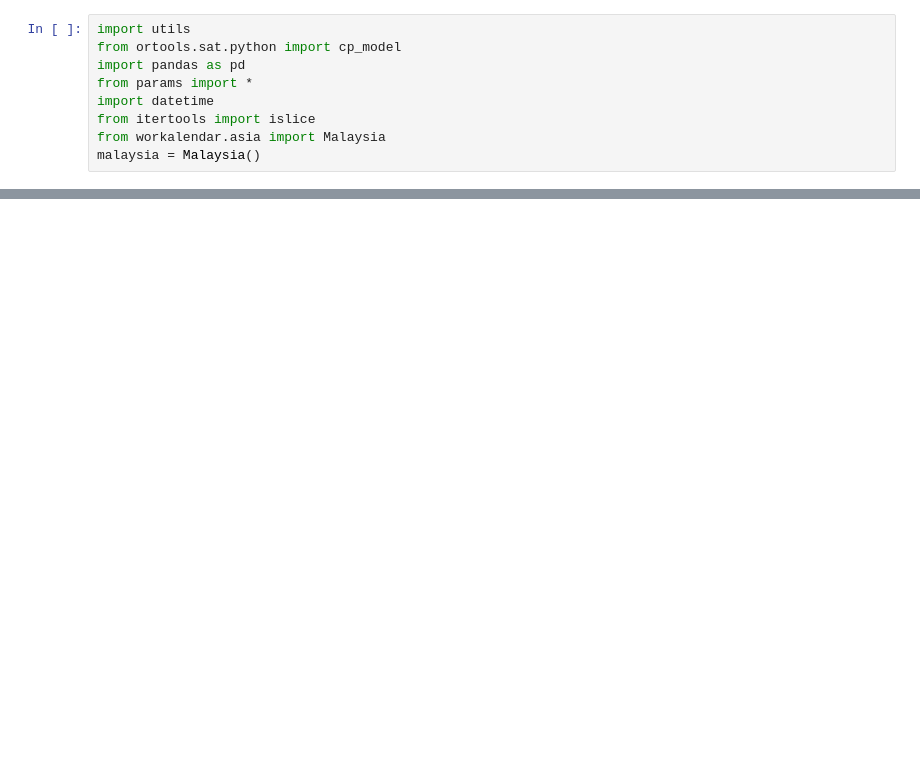
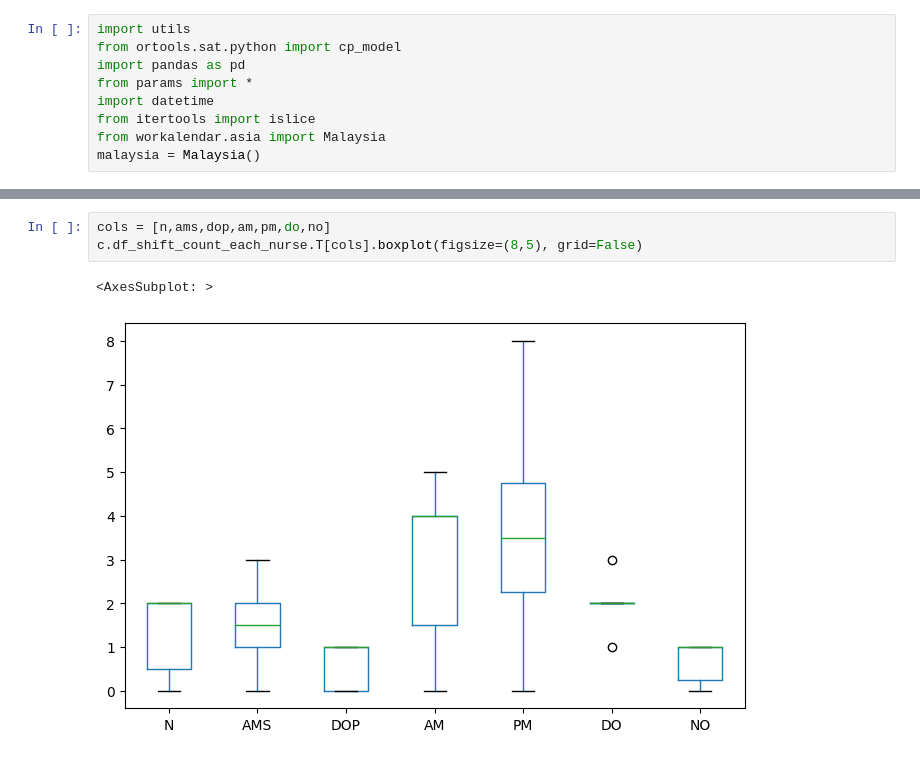
Before and after one commit to Shiftrdw/hukm_scheduling, a Jupyter notebook: main.ipynb, the cells around one changed output, grey strips where cells are left out. Drawn from its saved outputs; the diff is of its cells as text; blank space fills up the shorter version.

```diff
--- a/main.ipynb
+++ b/main.ipynb
@@ -802,0 +1064,6 @@ d.df_gap_between_shift_each_nurse
+# %%
+cols = [n,ams,dop,am,pm,do,no]
+c.df_shift_count_each_nurse.T[cols].boxplot(figsize=(8,5), grid=False)
+# %% [output]
+<AxesSubplot: >
+[figure, added]
```
Also changed, not shown: parts of 37 cells of this notebook, 10 other files.
